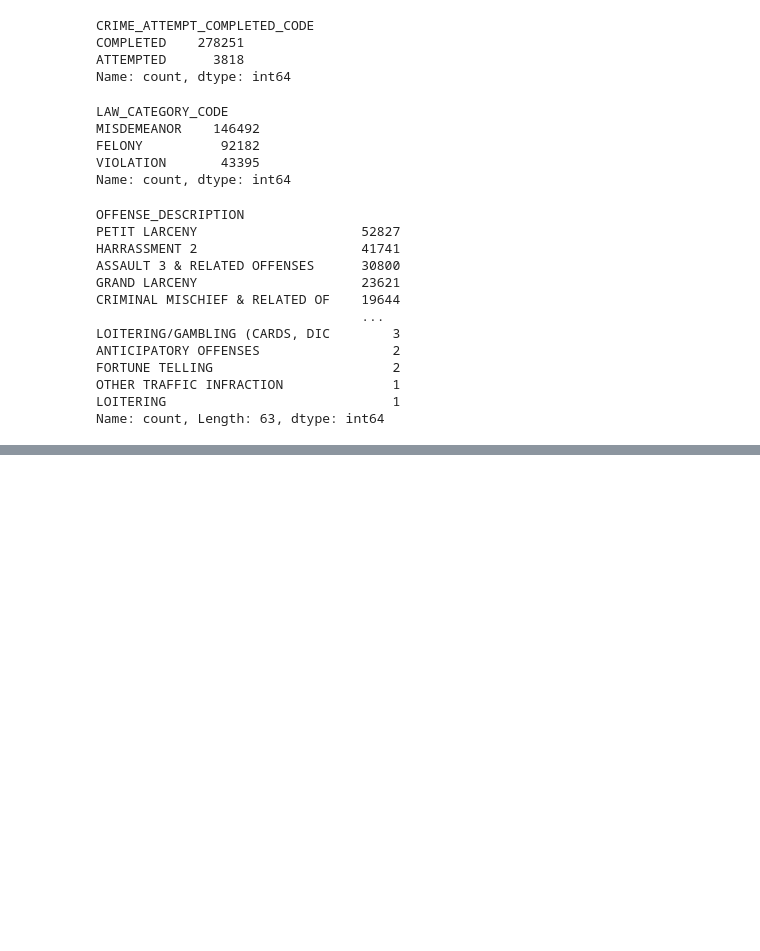
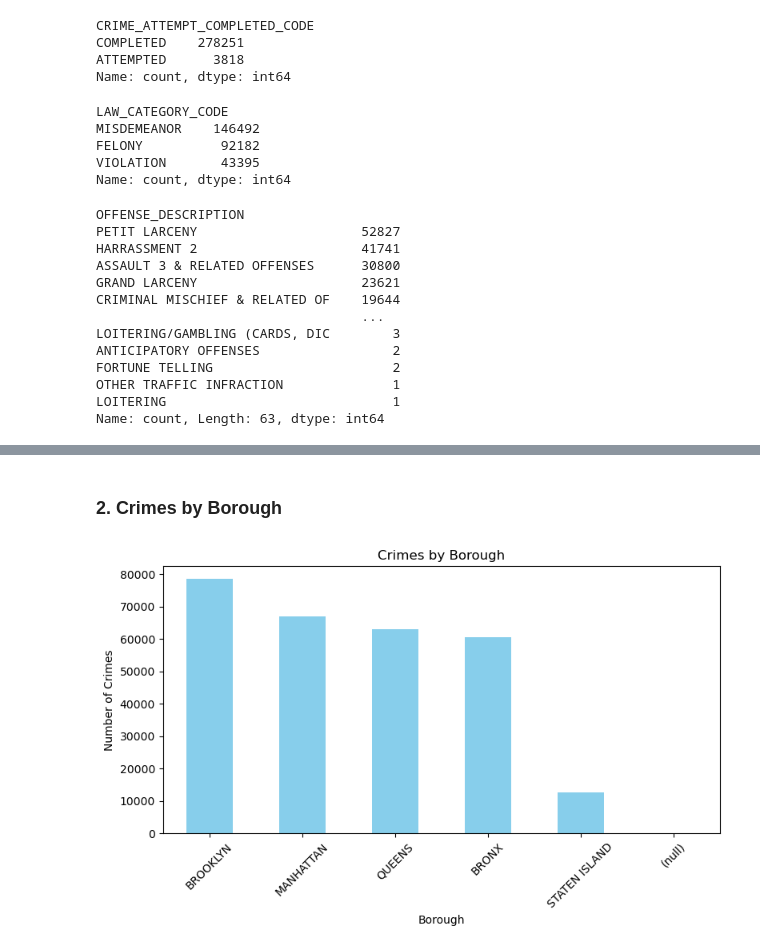
Before and after one commit to rinals/NYC-Crimedata-analysis, a Jupyter notebook: NewYork_crime_data.ipynb, the cells around one changed output, grey strips where cells are left out. Saved outputs shown, nothing was run; the diff lists cells and outputs as text; code cells hidden in the pictures; blank space fills up the shorter version.

```diff
--- a/NewYork_crime_data.ipynb
+++ b/NewYork_crime_data.ipynb
@@ -271,0 +359,14 @@ crime_data_cleaned.to_csv(cleaned_file_path, index=False)
+# %% [markdown]
+### 2. Crimes by Borough
+# %%
+# Crimes by Borough
+plt.figure(figsize=(8,5))
+crime_data_cleaned['BOROUGH_NAME'].value_counts().plot(kind='bar', color='skyblue')
+plt.title('Crimes by Borough')
+plt.xlabel('Borough')
+plt.ylabel('Number of Crimes')
+plt.xticks(rotation=45)
+plt.tight_layout()
+plt.show()
+# %% [output]
+[figure, added]
```
Also changed, not shown: parts of 19 cells of this notebook, 1 other file.
